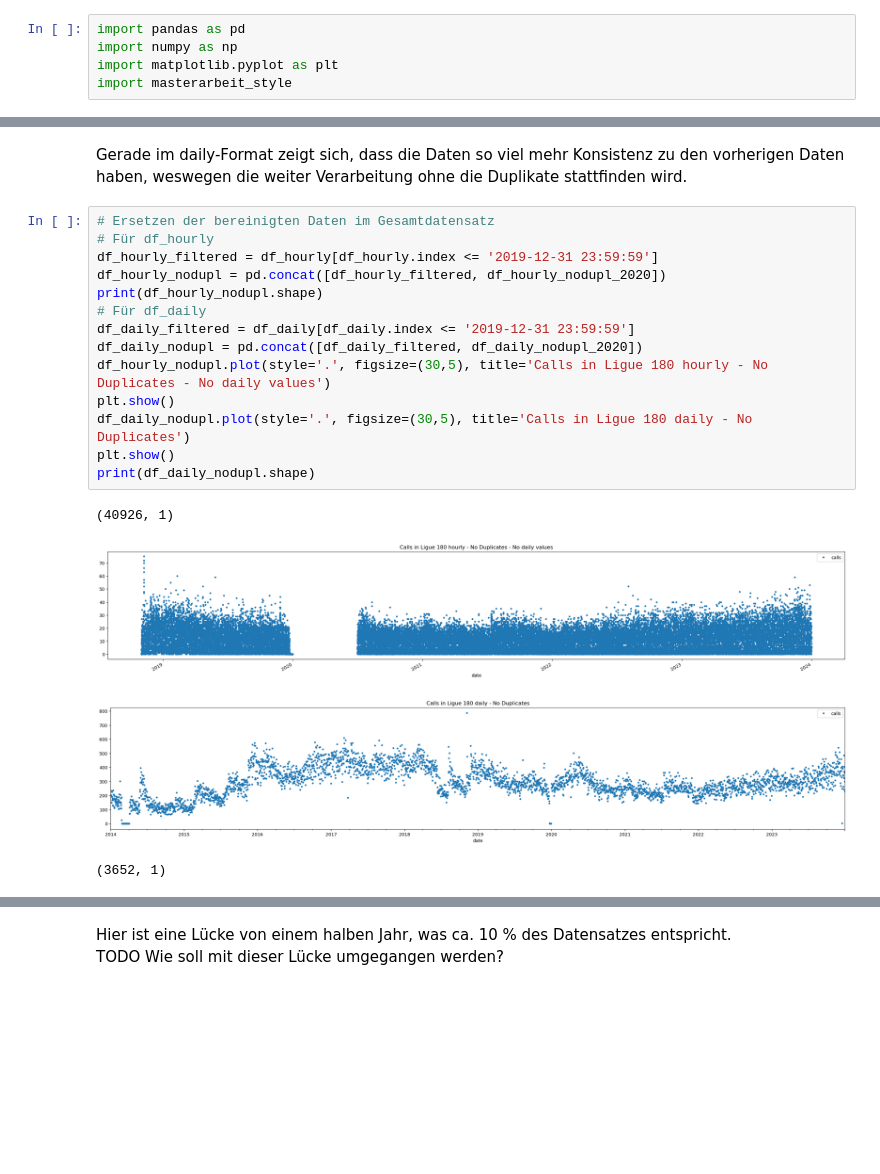
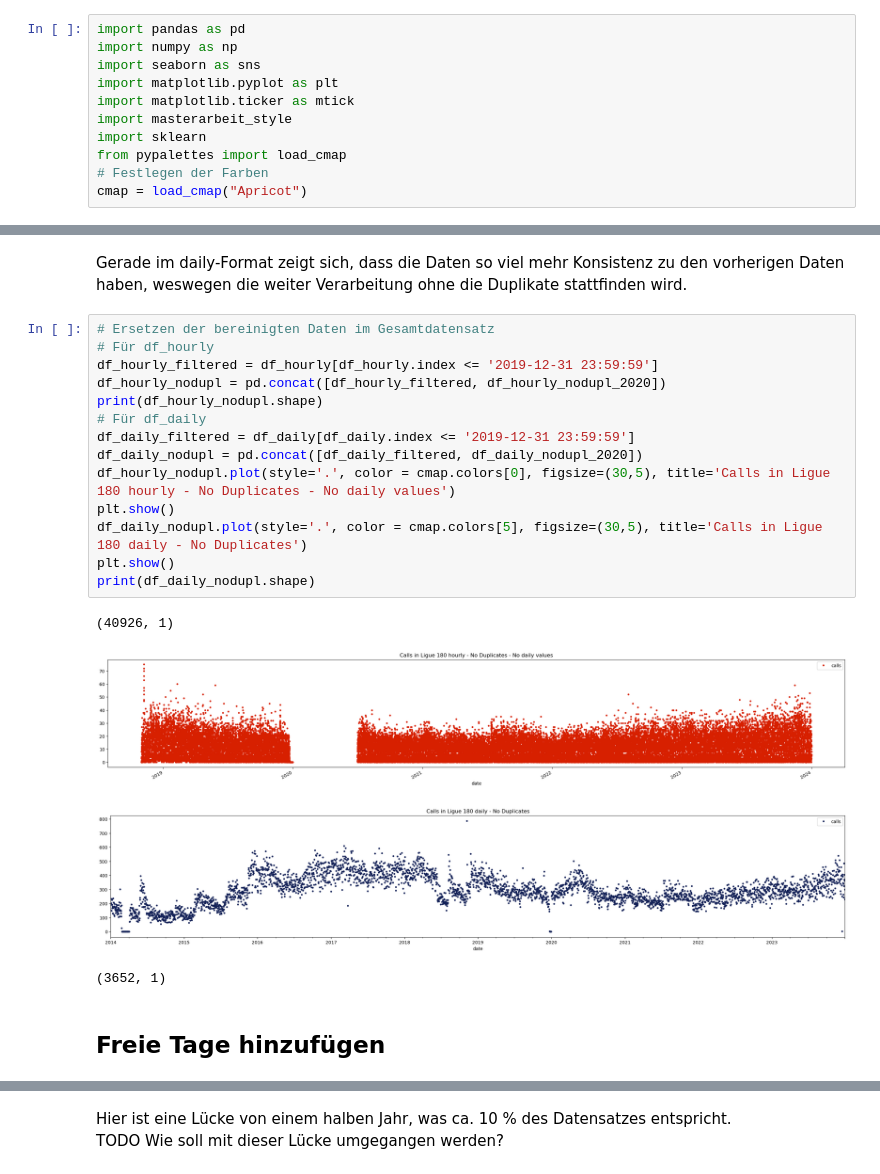
Before and after one commit to ChiaraVM/HotlineDemandPrediction_Ligue180, a Jupyter notebook: 00Data_preparation_time.ipynb, the cells around one changed output, grey strips where cells are left out. Cells and saved outputs as stored; diff of their text form; blank space fills up the shorter version.

```diff
--- a/00Data_preparation_time.ipynb
+++ b/00Data_preparation_time.ipynb
@@ -1,8 +1,14 @@
 # %%
 import pandas as pd
 import numpy as np
+import seaborn as sns
 import matplotlib.pyplot as plt
+import matplotlib.ticker as mtick
 import masterarbeit_style
+import sklearn
+from pypalettes import load_cmap
+# Festlegen der Farben
+cmap = load_cmap("Apricot")
 # %% [markdown]
 # Preparation of the Time Prediction Analysis Data
 Die vorliegenden Daten eignen sich so noch nicht für eine Analyse, es müssen noch einige Vorverarbeitungsschritte durchgeführt werden:
@@ -439,19 +443,21 @@ Gerade im daily-Format zeigt sich, dass die Daten so viel mehr Konsistenz zu den
 # %%
 # Ersetzen der bereinigten Daten im Gesamtdatensatz
 # Für df_hourly
 df_hourly_filtered = df_hourly[df_hourly.index <= '2019-12-31 23:59:59']
 df_hourly_nodupl = pd.concat([df_hourly_filtered, df_hourly_nodupl_2020])
 print(df_hourly_nodupl.shape)
 # Für df_daily
 df_daily_filtered = df_daily[df_daily.index <= '2019-12-31 23:59:59']
 df_daily_nodupl = pd.concat([df_daily_filtered, df_daily_nodupl_2020])
-df_hourly_nodupl.plot(style='.', figsize=(30,5), title='Calls in Ligue 180 hourly - No Duplicates - No daily values')
+df_hourly_nodupl.plot(style='.', color = cmap.colors[0], figsize=(30,5), title='Calls in Ligue 180 hourly - No Duplicates - No daily values')
 plt.show()
-df_daily_nodupl.plot(style='.', figsize=(30,5), title='Calls in Ligue 180 daily - No Duplicates')
+df_daily_nodupl.plot(style='.', color = cmap.colors[5], figsize=(30,5), title='Calls in Ligue 180 daily - No Duplicates')
 plt.show()
 print(df_daily_nodupl.shape)
 # %% [output]
 (40926, 1)
-[figure, old version]
+[figure, new version]
-[figure, old version]
+[figure, new version]
 (3652, 1)
+# %% [markdown]
+## Freie Tage hinzufügen
```
Also changed, not shown: parts of 42 cells of this notebook.
